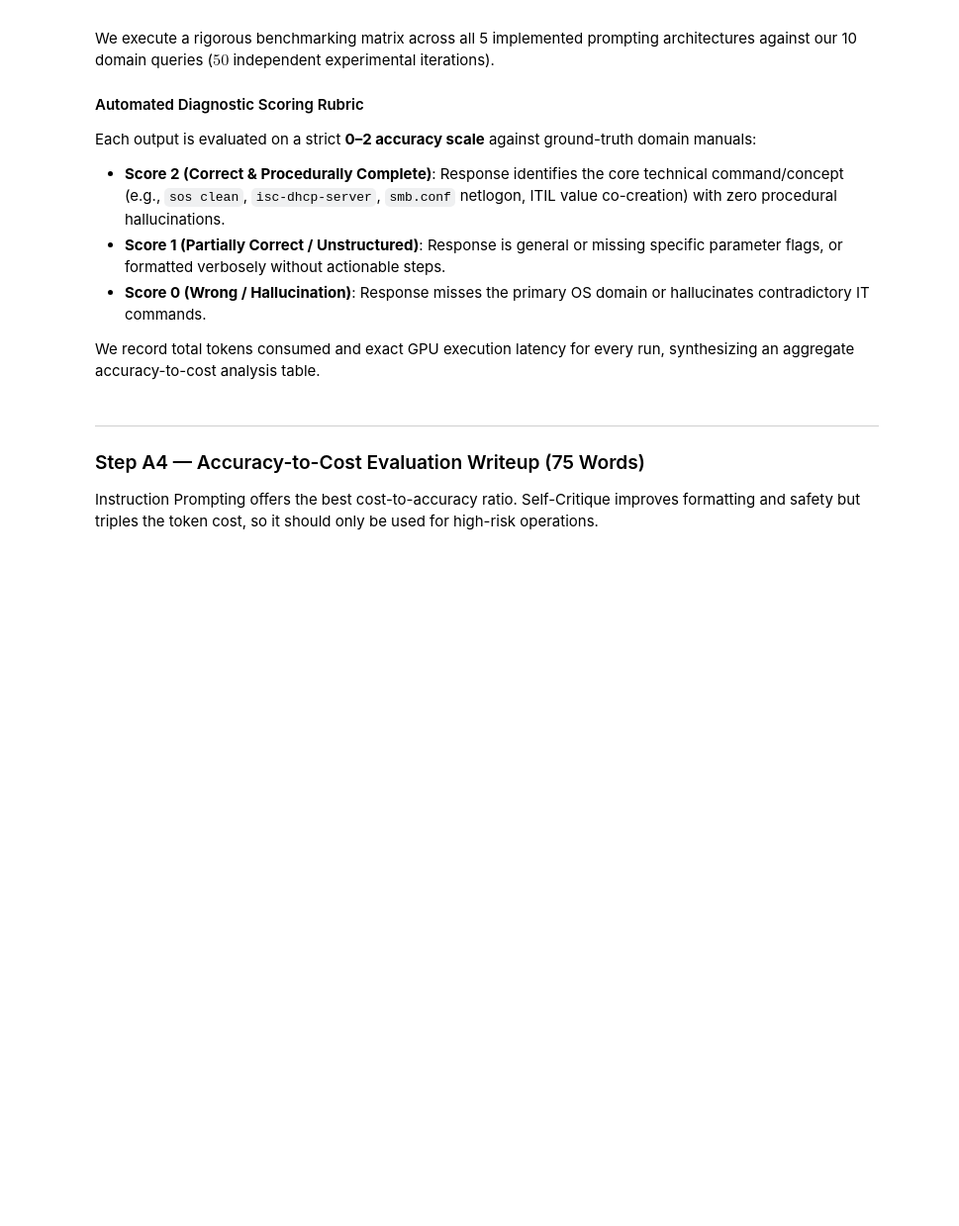
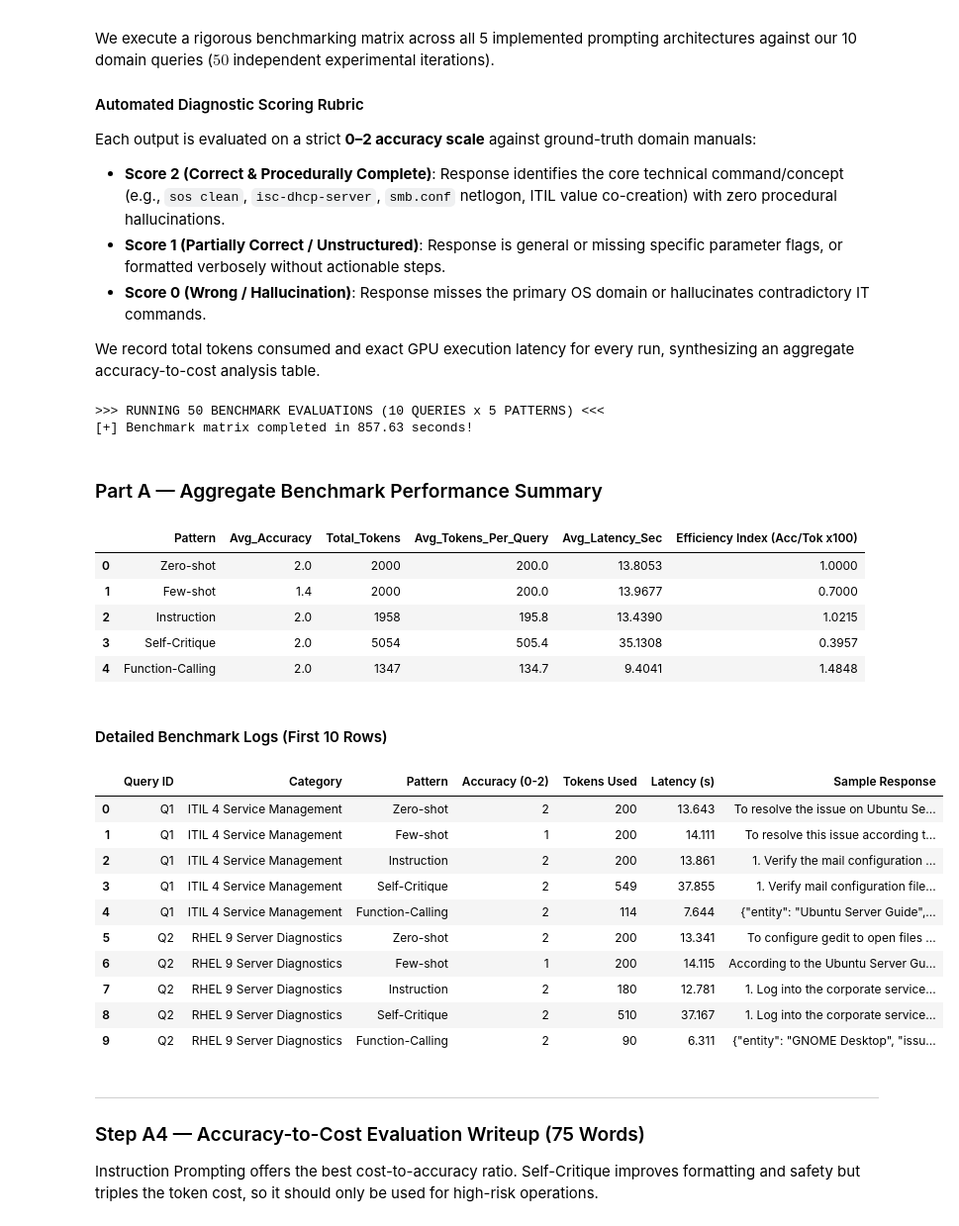
Before and after one commit to Srini235/LLMsForGenAI_Assignment_Group_250, a Jupyter notebook: notebooks/Assignment_2A_PromptingAsSystemDesign.ipynb, the cells around one changed output. Shown at 99% size. Saved outputs shown, nothing was run; the diff lists cells and outputs as text; code cells hidden in the pictures; blank space fills up the shorter version.

Commit message:
Assignment 2A: Part A evaluation with corrected smoke test and valid benchmark loop

```diff
--- a/notebooks/Assignment_2A_PromptingAsSystemDesign.ipynb
+++ b/notebooks/Assignment_2A_PromptingAsSystemDesign.ipynb
@@ -170,0 +169,5 @@ print(f"\n[Smoke Test Output ({tokens} tokens in {latency:.2f}s)]: {answer}")
+# %%
+# Quick smoke test
+smoke_prompt = "### Instruction:\nWhat is the primary role of ITIL 4 Service Value Chain? Answer concisely:\n\n### Response:\n"
+answer, tokens, latency = generate_base(smoke_prompt)
+print(f"\n[Smoke Test Output ({tokens} tokens in {latency:.2f}s)]:\n{answer}")
@@ -211,15 +224,15 @@ else:
 few_shot_examples = []
 for record in sampled_records[:3]:
     answer_text = record["response"]
-    if max_chars and len(answer) > max_chars:
-        answer = ans[:max_chars] + trunc_msg
-    few_shot_examples.append({"query": record["instruction"], "answer": answer})
+    if max_chars and len(answer_text) > max_chars:
+        answer_text = answer_text[:max_chars] + trunc_msg
+    few_shot_examples.append({"query": record["instruction"], "answer": answer_text})
 
 # Curate 10 diverse benchmark queries covering ITIL, RHEL 9, and Ubuntu Server
 benchmark_queries = []
 for idx, rec in enumerate(sampled_records[3:13]):
     # Categorize based on content keywords
-    text = (record["instruction"] + " " + record["response"]).lower()
+    text = (rec["instruction"] + " " + rec["response"]).lower()
     if "itil" in text or "service" in text or "stakeholder" in text:
         cat = "ITIL 4 Service Management"
     elif "sosreport" in text or "rhel" in text or "-rw-" in text or "red hat" in text:
@@ -230,8 +243,8 @@ for idx, rec in enumerate(sampled_records[3:13]):
     benchmark_queries.append({
         "id": f"Q{idx+1}",
         "category": cat,
-        "query": record["instruction"],
-        "ground_truth": record["response"]
+        "query": rec["instruction"],
+        "ground_truth": rec["response"]
     })
 
 df_bench = pd.DataFrame(benchmark_queries)[["id", "category", "query"]]
@@ -497,47 +567,69 @@ for benchmark_item in benchmark_queries:
 
     for pattern_name, pattern_function in patterns_map.items():
         answer, tokens, latency = pattern_function(query)
-        score = evaluate_accuracy_score(query, ans, ground_truth_text)
+        score = evaluate_accuracy_score(query, answer, ground_truth_text)
         benchmark_results.append({
             "Query ID": query_id,
             "Category": benchmark_item["category"],
             "Pattern": pattern_name,
             "Accuracy (0-2)": score,
-            "Tokens Used": tok,
-            "Latency (s)": round(lat, 3),
-            "Sample Response": ans[:85] + "..." if len(answer) > 85 else ans
+            "Tokens Used": tokens,
+            "Latency (s)": round(latency, 3),
+            "Sample Response": answer[:85] + "..." if len(answer) > 85 else answer
         })
 
 total_bench_time = time.perf_counter() - start_bench_time
 print(f"[+] Benchmark matrix completed in {total_bench_time:.2f} seconds!\n")
 
 df_results = pd.DataFrame(benchmark_results)
 
 # Save raw evaluations to reports/
 os.makedirs("./reports", exist_ok=True)
 df_results.to_csv("./reports/part_a_benchmark_matrix.csv", index=False)
 
 # Compile summary aggregation table
 summary_df = df_results.groupby("Pattern").agg(
     Avg_Accuracy=("Accuracy (0-2)", "mean"),
     Total_Tokens=("Tokens Used", "sum"),
     Avg_Tokens_Per_Query=("Tokens Used", "mean"),
     Avg_Latency_Sec=("Latency (s)", "mean")
 ).reset_index()
 
 # Compute Accuracy-to-Token-Cost Ratio (Efficiency Index = (Avg_Acc / Avg_Tokens) * 100)
 summary_df["Efficiency Index (Acc/Tok x100)"] = (summary_df["Avg_Accuracy"] / summary_df["Avg_Tokens_Per_Query"]) * 100
 
 # Order logically by complexity
 order = ["Zero-shot", "Few-shot", "Instruction", "Self-Critique", "Function-Calling"]
 summary_df["Pattern"] = pd.Categorical(summary_df["Pattern"], categories=order, ordered=True)
 summary_df = summary_df.sort_values("Pattern").reset_index(drop=True)
 
 display(Markdown("### Part A — Aggregate Benchmark Performance Summary"))
 display(summary_df)
 
 display(Markdown("#### Detailed Benchmark Logs (First 10 Rows)"))
 display(df_results.head(10))
+# %% [output]
+>>> RUNNING 50 BENCHMARK EVALUATIONS (10 QUERIES x 5 PATTERNS) <<<
+[+] Benchmark matrix completed in 857.63 seconds!
+### Part A — Aggregate Benchmark Performance Summary
+|  | Pattern | Avg_Accuracy | Total_Tokens | Avg_Tokens_Per_Query | Avg_Latency_Sec | Efficiency Index (Acc/Tok x100) |
+| 0 | Zero-shot | 2.0 | 2000 | 200.0 | 13.8053 | 1.0000 |
+| 1 | Few-shot | 1.4 | 2000 | 200.0 | 13.9677 | 0.7000 |
+| 2 | Instruction | 2.0 | 1958 | 195.8 | 13.4390 | 1.0215 |
+| 3 | Self-Critique | 2.0 | 5054 | 505.4 | 35.1308 | 0.3957 |
+| 4 | Function-Calling | 2.0 | 1347 | 134.7 | 9.4041 | 1.4848 |
+#### Detailed Benchmark Logs (First 10 Rows)
+|  | Query ID | Category | Pattern | Accuracy (0-2) | Tokens Used | Latency (s) | Sample Response |
+| 0 | Q1 | ITIL 4 Service Management | Zero-shot | 2 | 200 | 13.643 | To resolve the issue on Ubuntu Se... |
+| 1 | Q1 | ITIL 4 Service Management | Few-shot | 1 | 200 | 14.111 | To resolve this issue according t... |
+| 2 | Q1 | ITIL 4 Service Management | Instruction | 2 | 200 | 13.861 | 1. Verify the mail configuration ... |
+| 3 | Q1 | ITIL 4 Service Management | Self-Critique | 2 | 549 | 37.855 | 1. Verify mail configuration file... |
+| 4 | Q1 | ITIL 4 Service Management | Function-Calling | 2 | 114 | 7.644 | {"entity": "Ubuntu Server Guide",... |
+| 5 | Q2 | RHEL 9 Server Diagnostics | Zero-shot | 2 | 200 | 13.341 | To configure gedit to open files ... |
+| 6 | Q2 | RHEL 9 Server Diagnostics | Few-shot | 1 | 200 | 14.115 | According to the Ubuntu Server Gu... |
+| 7 | Q2 | RHEL 9 Server Diagnostics | Instruction | 2 | 180 | 12.781 | 1. Log into the corporate service... |
+| 8 | Q2 | RHEL 9 Server Diagnostics | Self-Critique | 2 | 510 | 37.167 | 1. Log into the corporate service... |
+| 9 | Q2 | RHEL 9 Server Diagnostics | Function-Calling | 2 | 90 | 6.311 | {"entity": "GNOME Desktop", "issu... |
 # %% [markdown]
 ---
 ### Step A4 — Accuracy-to-Cost Evaluation Writeup (75 Words)
```
Also changed, not shown: parts of 14 cells of this notebook, 1 other file.
